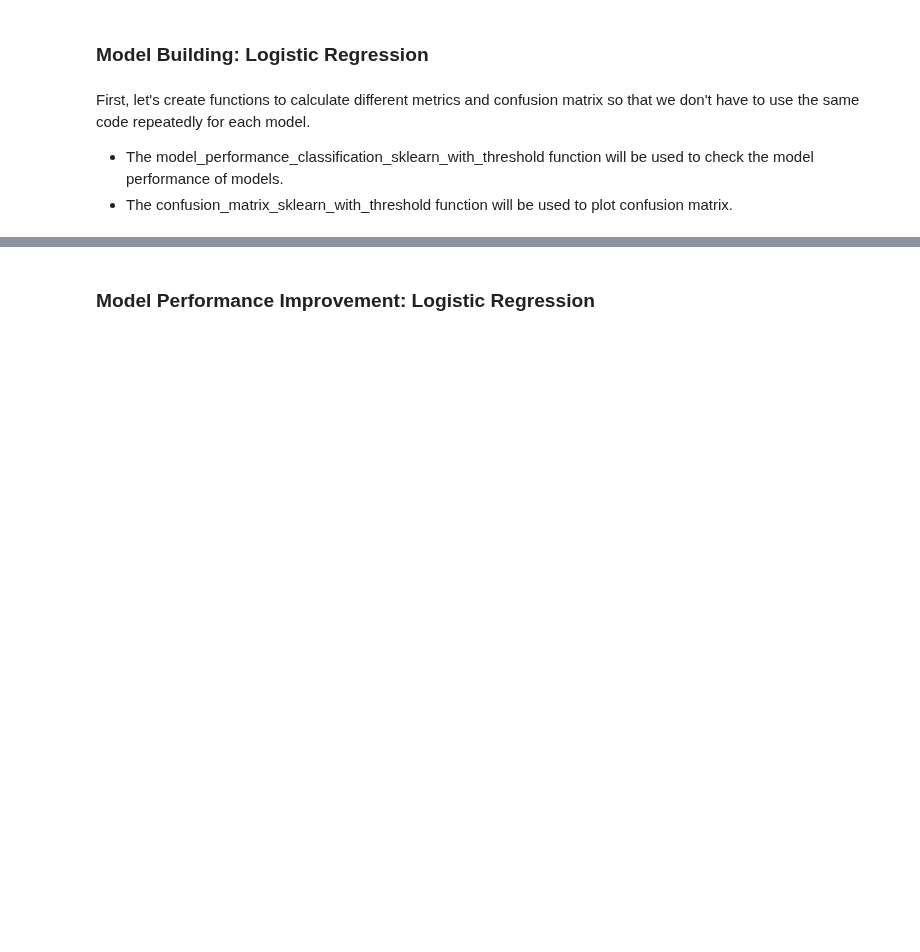
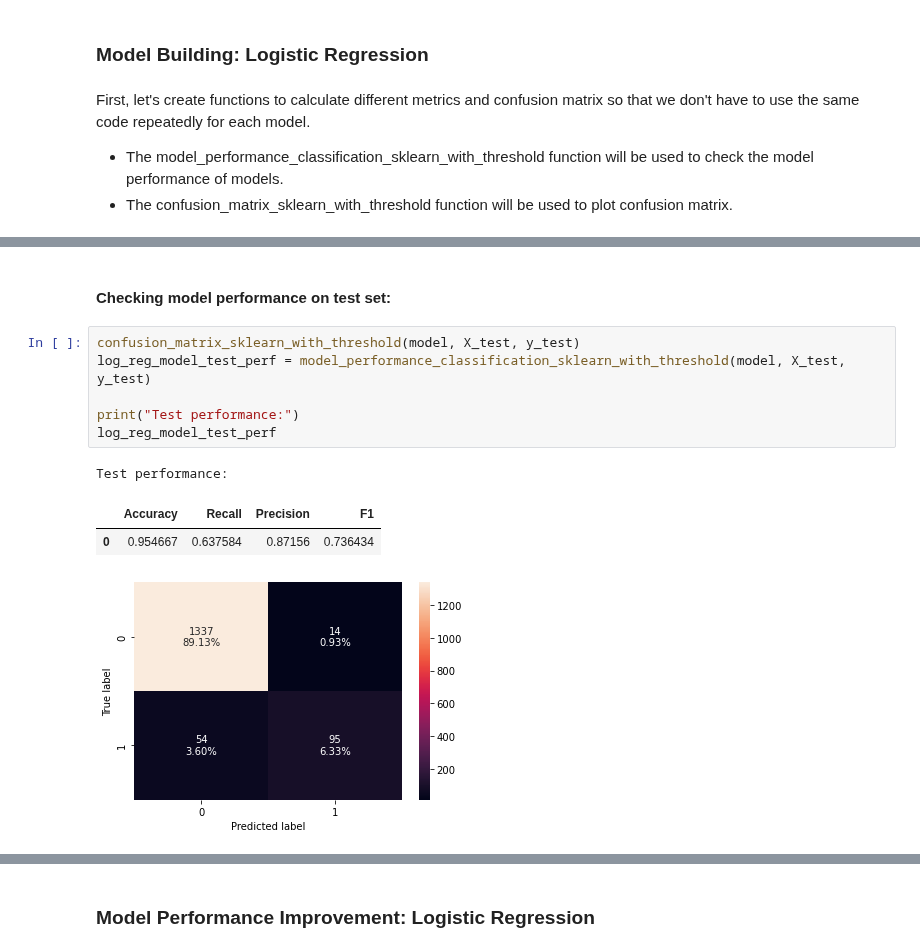
Before and after one commit to FoxHoundOps/PGP-AI-ML, a Jupyter notebook: project2/SLC_Full_Code.ipynb, the cells around one changed output, grey strips where cells are left out. Drawn from its saved outputs; the diff is of its cells as text; blank space fills up the shorter version.

```diff
--- a/project2/SLC_Full_Code.ipynb
+++ b/project2/SLC_Full_Code.ipynb
@@ -957,0 +987,13 @@ def confusion_matrix_sklearn_with_threshold(model, predictors, target, threshold
+# %% [markdown]
+#### Checking model performance on test set:
+# %%
+confusion_matrix_sklearn_with_threshold(model, X_test, y_test)
+log_reg_model_test_perf = model_performance_classification_sklearn_with_threshold(model, X_test, y_test)
+
+print("Test performance:")
+log_reg_model_test_perf
+# %% [output]
+Test performance:
+|  | Accuracy | Recall | Precision | F1 |
+| 0 | 0.954667 | 0.637584 | 0.87156 | 0.736434 |
+[figure, added]
```
Also changed, not shown: parts of 98 cells of this notebook.
